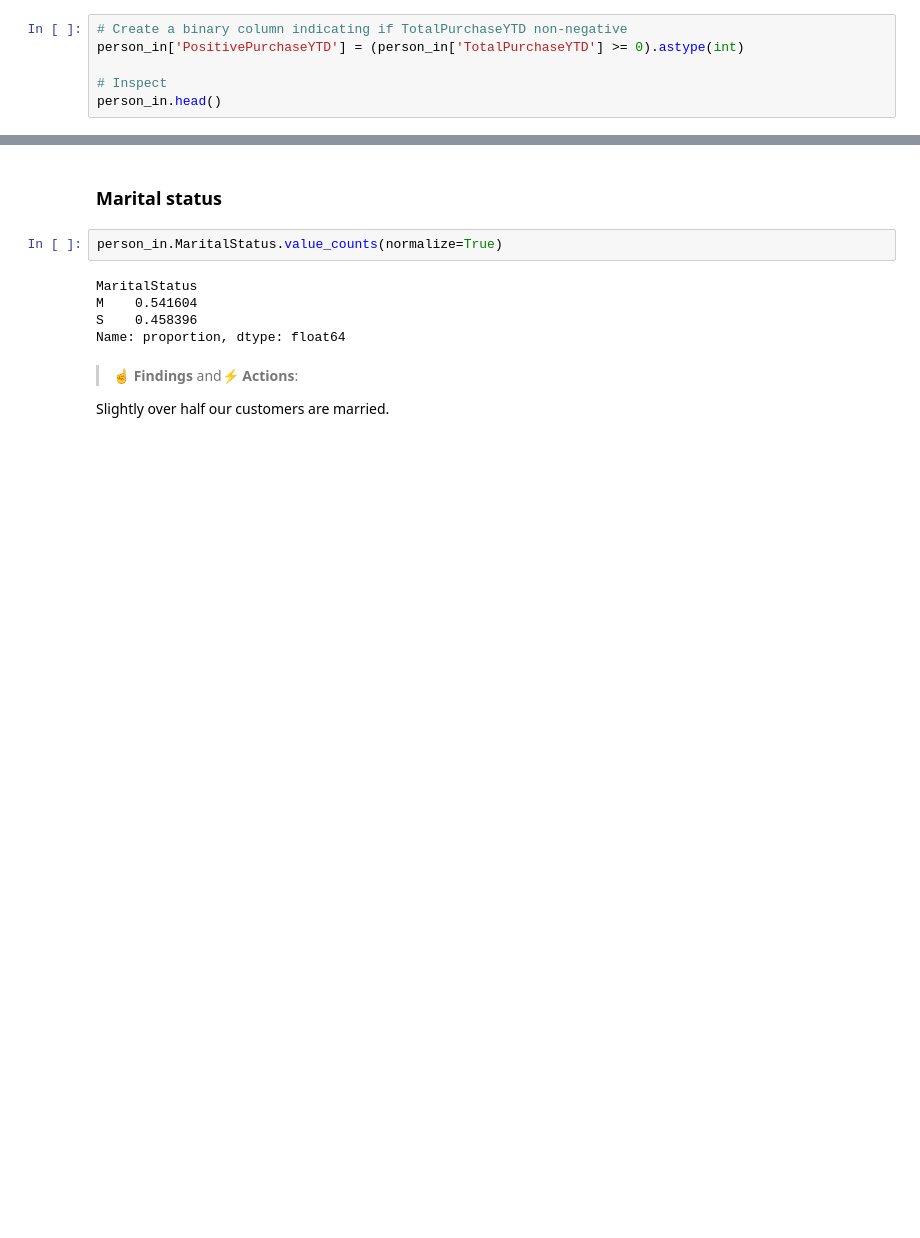
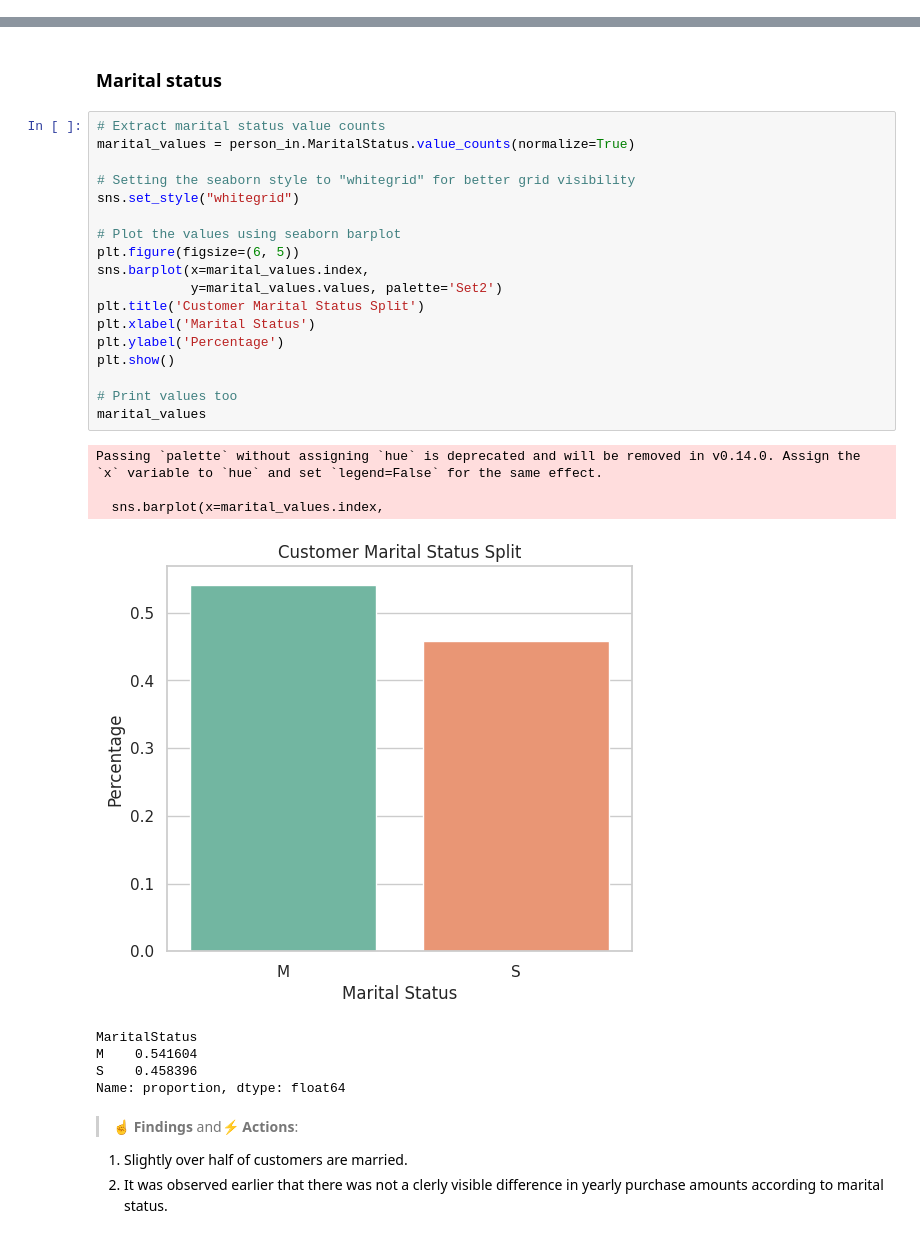
Before and after one commit to jamesrichardbunting/customer_segmentation, a Jupyter notebook: customer_segmentation.ipynb, the cells around one changed output, grey strips where cells are left out. Drawn from its saved outputs; the diff is of its cells as text; blank space fills up the shorter version.

```diff
--- a/customer_segmentation.ipynb
+++ b/customer_segmentation.ipynb
@@ -464,6 +454,0 @@ Name: TotalPurchaseYTD, dtype: float64
-# %%
-# Create a binary column indicating if TotalPurchaseYTD non-negative
-person_in['PositivePurchaseYTD'] = (person_in['TotalPurchaseYTD'] >= 0).astype(int)
-
-# Inspect
-person_in.head()
@@ -477,13 +514,34 @@ person_in.head()
 # %% [markdown]
 ### Marital status
-# %%
-person_in.MaritalStatus.value_counts(normalize=True)
-# %% [output]
-MaritalStatus
-M    0.541604
-S    0.458396
-Name: proportion, dtype: float64
+# %%
+# Extract marital status value counts
+marital_values = person_in.MaritalStatus.value_counts(normalize=True)
+
+# Setting the seaborn style to "whitegrid" for better grid visibility
+sns.set_style("whitegrid")
+
+# Plot the values using seaborn barplot
+plt.figure(figsize=(6, 5))
+sns.barplot(x=marital_values.index,
+            y=marital_values.values, palette='Set2')
+plt.title('Customer Marital Status Split')
+plt.xlabel('Marital Status')
+plt.ylabel('Percentage')
+plt.show()
+
+# Print values too
+marital_values
+# %% [output]
+Passing `palette` without assigning `hue` is deprecated and will be removed in v0.14.0. Assign the `x` variable to `hue` and set `legend=False` for the same effect.
+
+  sns.barplot(x=marital_values.index,
+[figure, added]
+MaritalStatus
+M    0.541604
+S    0.458396
+Name: proportion, dtype: float64
 # %% [markdown]
 > ☝ **Findings** and⚡ **Actions**:
 
-Slightly over half our customers are married.
+1. Slightly over half of customers are married.
+2. It was observed earlier that there was not a clerly visible difference in yearly purchase amounts according to marital status.
```
Also changed, not shown: parts of 12 cells of this notebook.
